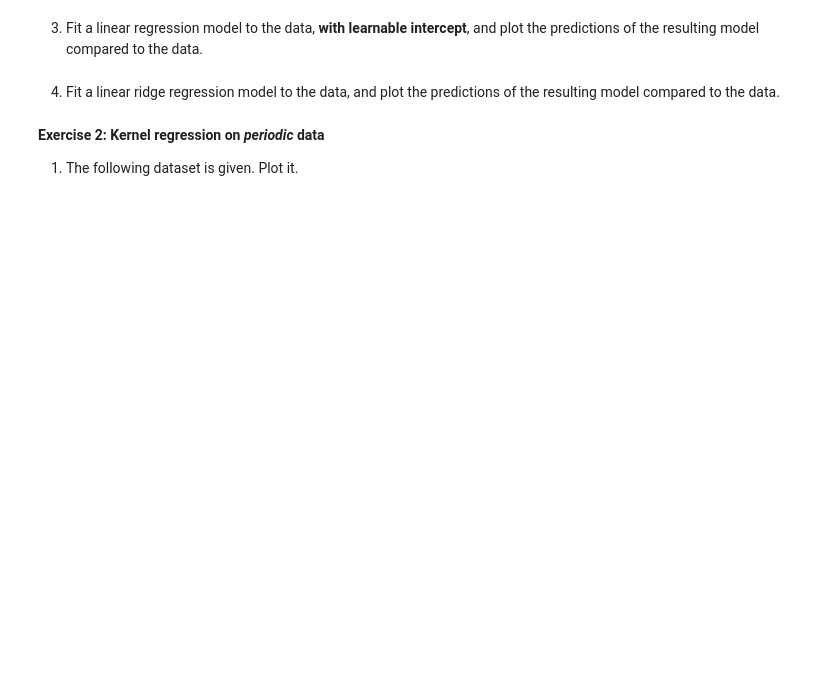
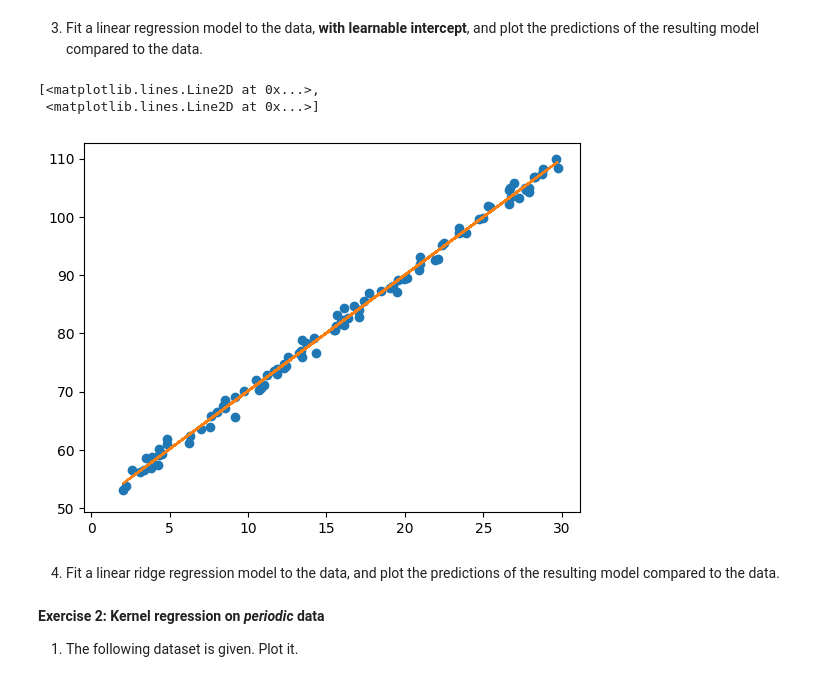
Before and after one commit to alessimichele/adv-ml-units, a Jupyter notebook: notebooks/AdvML_UniTS_2023_Lab_02_Kernel_ridge_regression_and_kPCA.ipynb, the cells around one changed output. Saved outputs shown, nothing was run; the diff lists cells and outputs as text; code cells hidden in the pictures; blank space fills up the shorter version.

```diff
--- a/notebooks/AdvML_UniTS_2023_Lab_02_Kernel_ridge_regression_and_kPCA.ipynb
+++ b/notebooks/AdvML_UniTS_2023_Lab_02_Kernel_ridge_regression_and_kPCA.ipynb
@@ -36,3 +45,15 @@ from sklearn.datasets import make_moons
+# %%
+ones = np.ones(100)
+x = np.column_stack((ones, x))
+
+beta = np.dot(np.dot(np.linalg.inv(np.dot(x.T,x)), x.T), y)
+
+plt.scatter(x[:,1],y)
+plt.plot(x, beta[0] + beta[1]*x)
+# %% [output]
+[<matplotlib.lines.Line2D at 0x...>,
+ <matplotlib.lines.Line2D at 0x...>]
+[figure, added]
 # %% [markdown]
 4. Fit a linear ridge regression model to the data, and plot the predictions of the resulting model compared to the data.
 # %%
```
Also changed, not shown: parts of 10 cells of this notebook.
